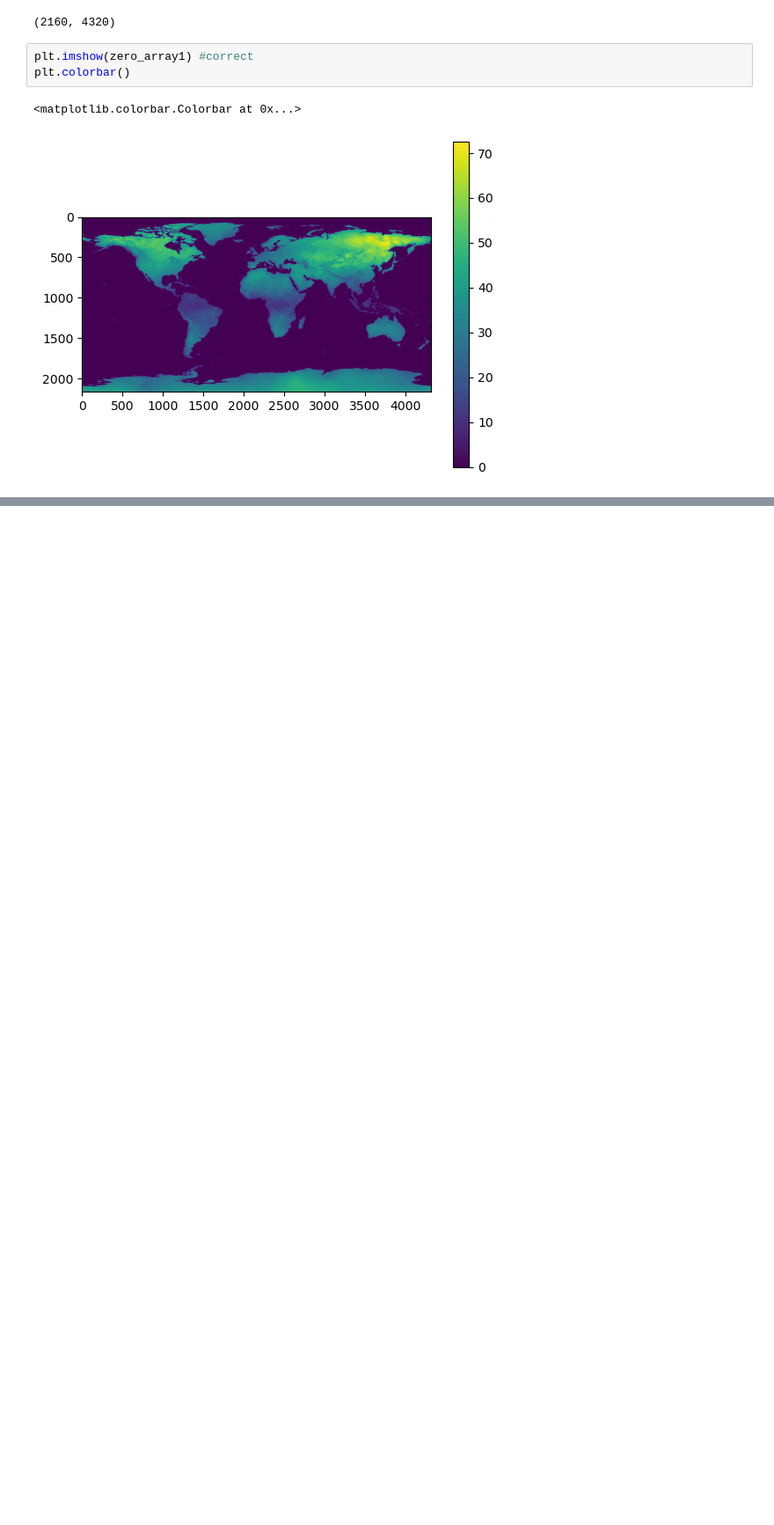
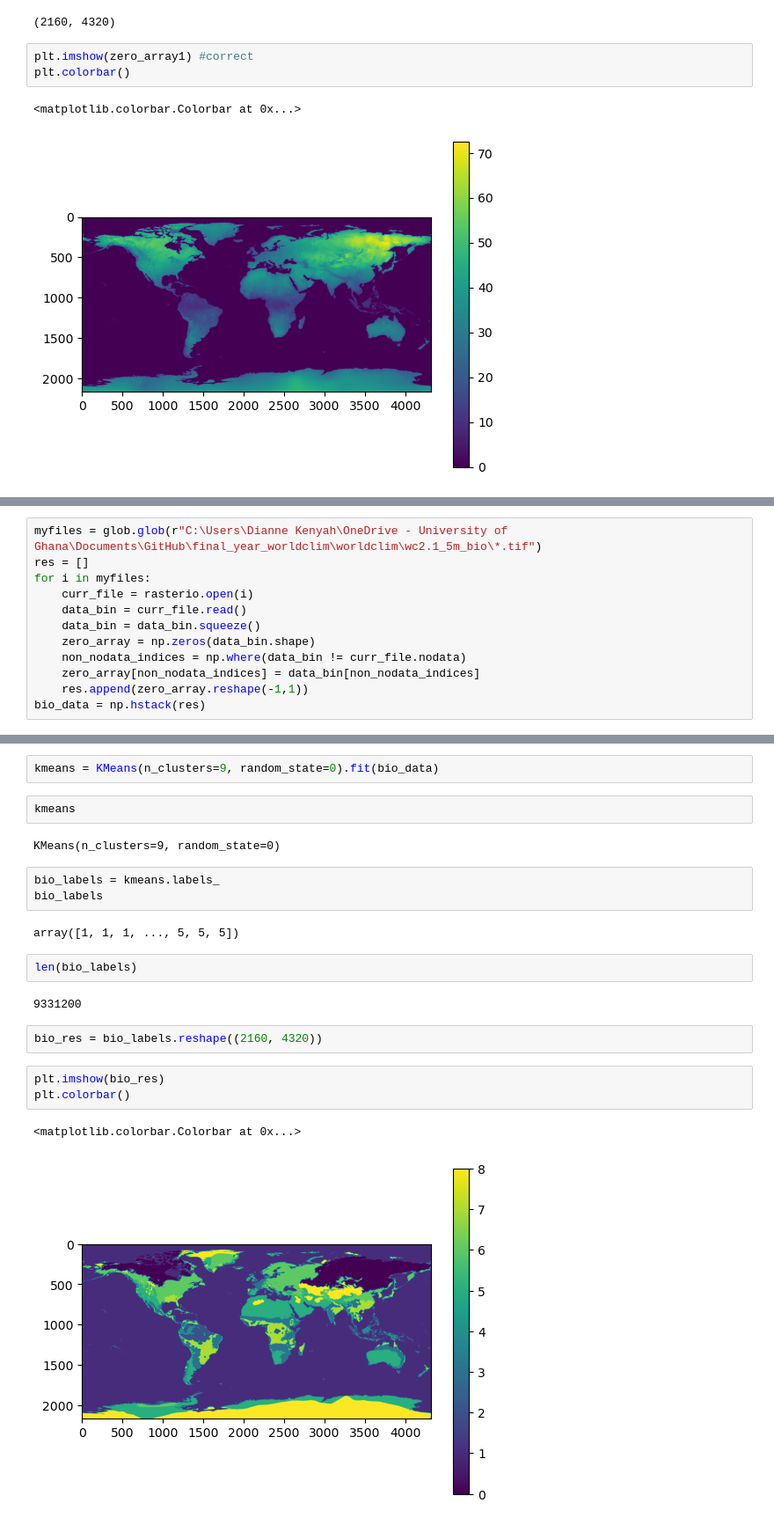
Before and after one commit to deekenyah1/final_year_worldclim, a Jupyter notebook: RASTERIO PROJECT.ipynb, the cells around one changed output, grey strips where cells are left out. Shown at 88% size. Cells and saved outputs as stored; diff of their text form; blank space fills up the shorter version.

```diff
--- a/RASTERIO PROJECT.ipynb
+++ b/RASTERIO PROJECT.ipynb
@@ -786,0 +709,12 @@ np.where((data != nodata) == zero_array1)
+# %%
+myfiles = glob.glob(r"C:\Users\Dianne Kenyah\OneDrive - University of Ghana\Documents\GitHub\final_year_worldclim\worldclim\wc2.1_5m_bio\*.tif")
+res = []
+for i in myfiles:
+    curr_file = rasterio.open(i)
+    data_bin = curr_file.read()
+    data_bin = data_bin.squeeze()
+    zero_array = np.zeros(data_bin.shape)
+    non_nodata_indices = np.where(data_bin != curr_file.nodata)
+    zero_array[non_nodata_indices] = data_bin[non_nodata_indices]
+    res.append(zero_array.reshape(-1,1))
+bio_data = np.hstack(res)
@@ -786,0 +745,23 @@ np.where((data != nodata) == zero_array1)
+# %%
+kmeans = KMeans(n_clusters=9, random_state=0).fit(bio_data)
+# %%
+kmeans
+# %% [output]
+KMeans(n_clusters=9, random_state=0)
+# %%
+bio_labels = kmeans.labels_
+bio_labels
+# %% [output]
+array([1, 1, 1, ..., 5, 5, 5])
+# %%
+len(bio_labels)
+# %% [output]
+9331200
+# %%
+bio_res = bio_labels.reshape((2160, 4320))
+# %%
+plt.imshow(bio_res)
+plt.colorbar()
+# %% [output]
+<matplotlib.colorbar.Colorbar at 0x...>
+[figure, added]
```
Also changed, not shown: parts of 149 cells of this notebook, 6 other files.
